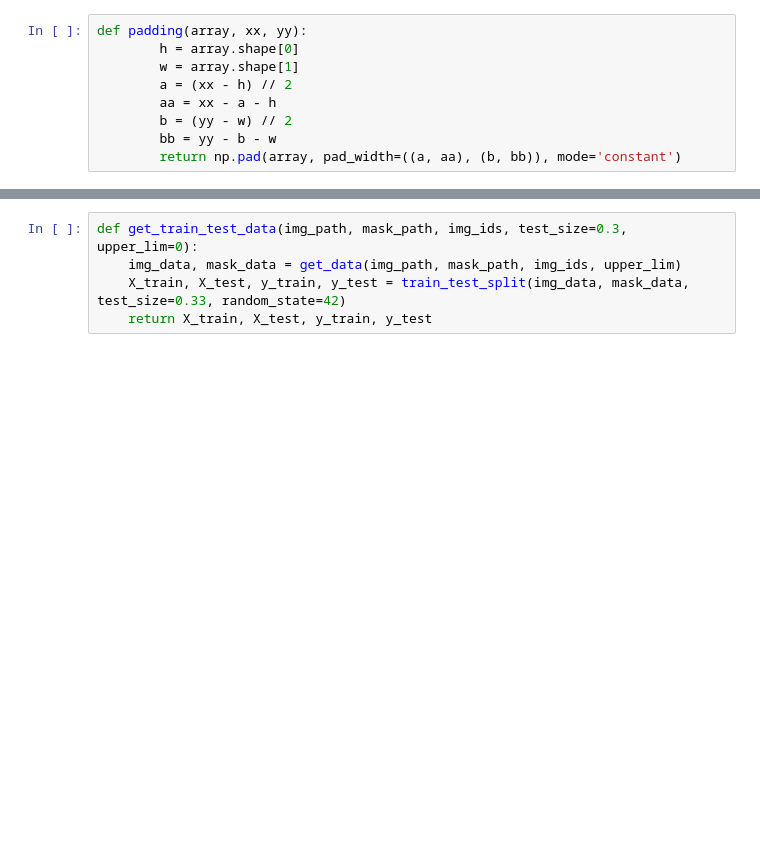
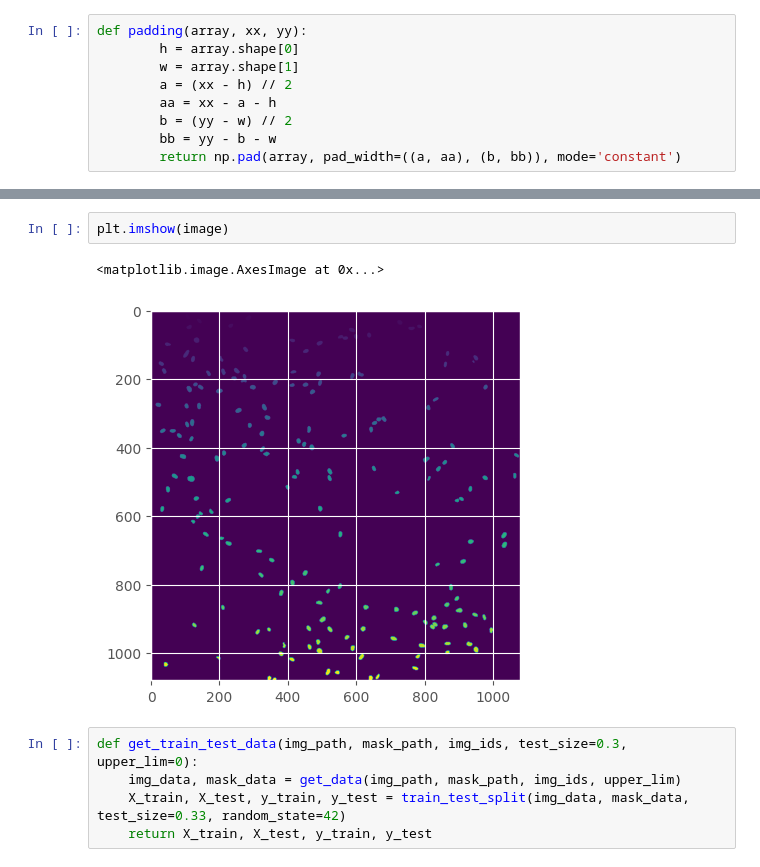
Before and after one commit to rzuberi/u_net_exploration, a Jupyter notebook: u_net_exp.ipynb, the cells around one changed output, grey strips where cells are left out. Drawn from its saved outputs; the diff is of its cells as text; blank space fills up the shorter version.

```diff
--- a/u_net_exp.ipynb
+++ b/u_net_exp.ipynb
@@ -102,3 +179,8 @@ def get_data(img_path,mask_path,img_ids,upper_lim=0):
+# %%
+plt.imshow(image)
+# %% [output]
+<matplotlib.image.AxesImage at 0x...>
+[figure, added]
 # %%
 def get_train_test_data(img_path, mask_path, img_ids, test_size=0.3, upper_lim=0):
     img_data, mask_data = get_data(img_path, mask_path, img_ids, upper_lim)
```
Also changed, not shown: parts of 29 cells of this notebook.
